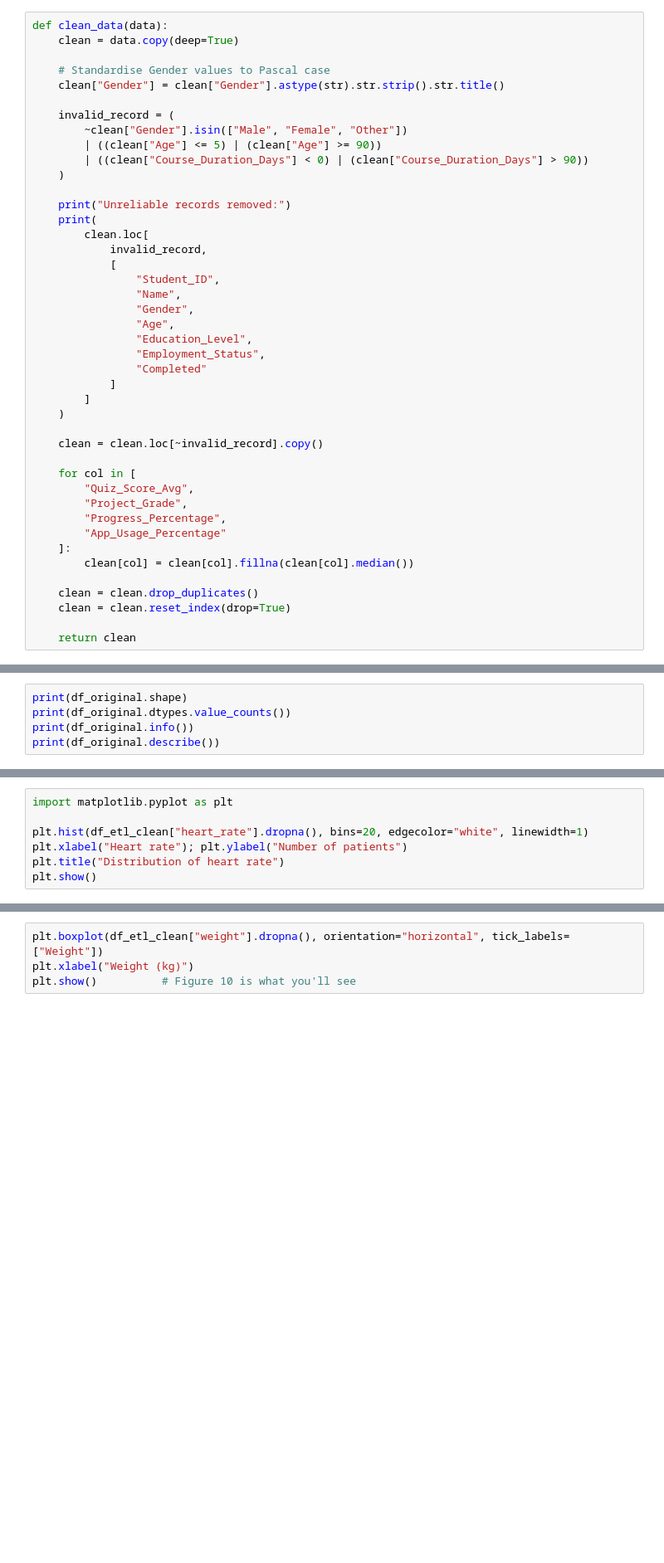
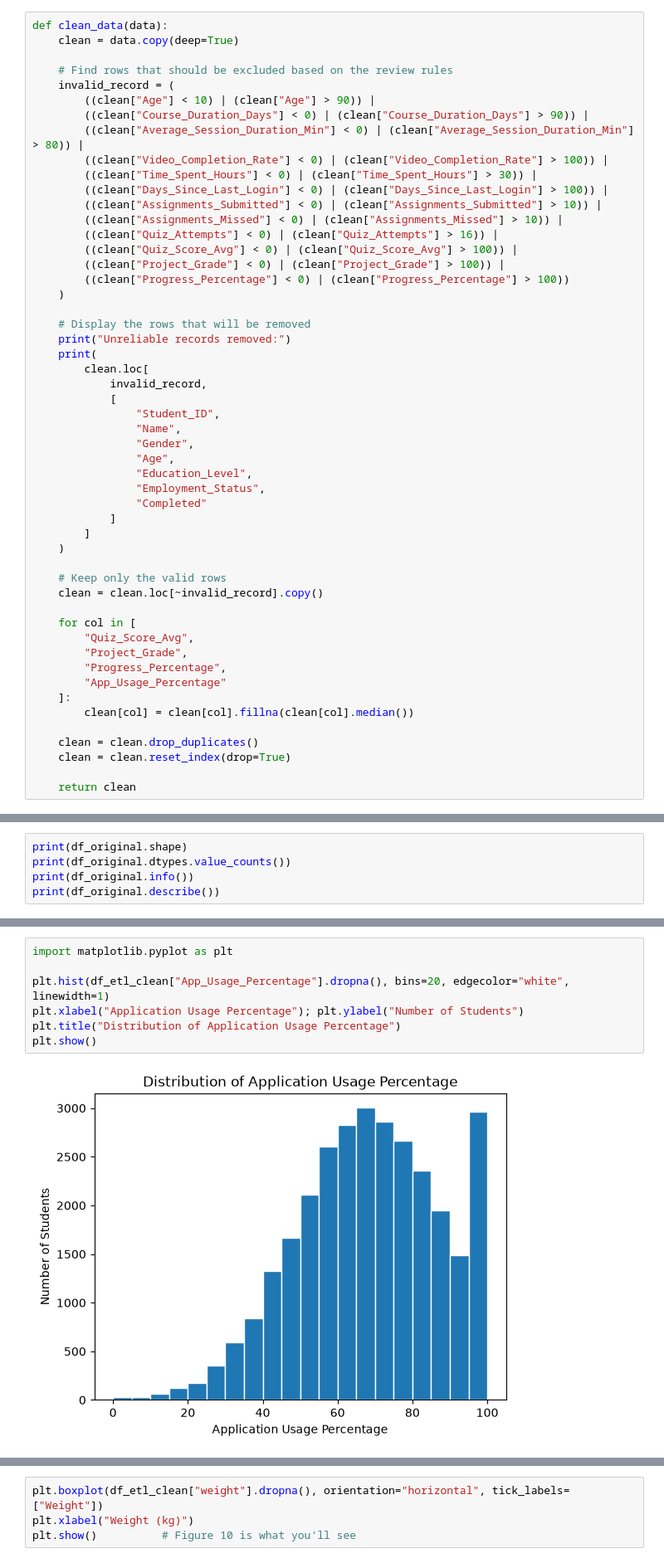
Before and after one commit to adithya-blip111/data_ai_project, a Jupyter notebook: src/data_ai_project.ipynb, the cells around one changed output, grey strips where cells are left out. Shown at 83% size. Cells and saved outputs as stored; diff of their text form; blank space fills up the shorter version.

Commit message:
Adding graph

```diff
--- a/src/data_ai_project.ipynb
+++ b/src/data_ai_project.ipynb
@@ -79,15 +75,23 @@ Index: []
 def clean_data(data):
     clean = data.copy(deep=True)
 
-    # Standardise Gender values to Pascal case
-    clean["Gender"] = clean["Gender"].astype(str).str.strip().str.title()
-
+    # Find rows that should be excluded based on the review rules
     invalid_record = (
-        ~clean["Gender"].isin(["Male", "Female", "Other"])
-        | ((clean["Age"] <= 5) | (clean["Age"] >= 90))
-        | ((clean["Course_Duration_Days"] < 0) | (clean["Course_Duration_Days"] > 90))
+        ((clean["Age"] < 10) | (clean["Age"] > 90)) |
+        ((clean["Course_Duration_Days"] < 0) | (clean["Course_Duration_Days"] > 90)) |
+        ((clean["Average_Session_Duration_Min"] < 0) | (clean["Average_Session_Duration_Min"] > 80)) |
+        ((clean["Video_Completion_Rate"] < 0) | (clean["Video_Completion_Rate"] > 100)) |
+        ((clean["Time_Spent_Hours"] < 0) | (clean["Time_Spent_Hours"] > 30)) |
+        ((clean["Days_Since_Last_Login"] < 0) | (clean["Days_Since_Last_Login"] > 100)) |
+        ((clean["Assignments_Submitted"] < 0) | (clean["Assignments_Submitted"] > 10)) |
+        ((clean["Assignments_Missed"] < 0) | (clean["Assignments_Missed"] > 10)) |
+        ((clean["Quiz_Attempts"] < 0) | (clean["Quiz_Attempts"] > 16)) |
+        ((clean["Quiz_Score_Avg"] < 0) | (clean["Quiz_Score_Avg"] > 100)) |
+        ((clean["Project_Grade"] < 0) | (clean["Project_Grade"] > 100)) |
+        ((clean["Progress_Percentage"] < 0) | (clean["Progress_Percentage"] > 100))
     )
 
+    # Display the rows that will be removed
     print("Unreliable records removed:")
     print(
         clean.loc[
@@ -104,6 +108,7 @@ def clean_data(data):
         ]
     )
 
+    # Keep only the valid rows
     clean = clean.loc[~invalid_record].copy()
 
     for col in [
@@ -309,8 +261,10 @@ print("Minimum weight retained:", df_etl_clean["weight"].min())
 # %%
 import matplotlib.pyplot as plt
 
-plt.hist(df_etl_clean["heart_rate"].dropna(), bins=20, edgecolor="white", linewidth=1)
-plt.xlabel("Heart rate"); plt.ylabel("Number of patients")
-plt.title("Distribution of heart rate")
+plt.hist(df_etl_clean["App_Usage_Percentage"].dropna(), bins=20, edgecolor="white", linewidth=1)
+plt.xlabel("Application Usage Percentage"); plt.ylabel("Number of Students")
+plt.title("Distribution of Application Usage Percentage")
 plt.show()
+# %% [output]
+[figure, added]
 # %%
```
Also changed, not shown: parts of 12 cells of this notebook, 3 other files.
